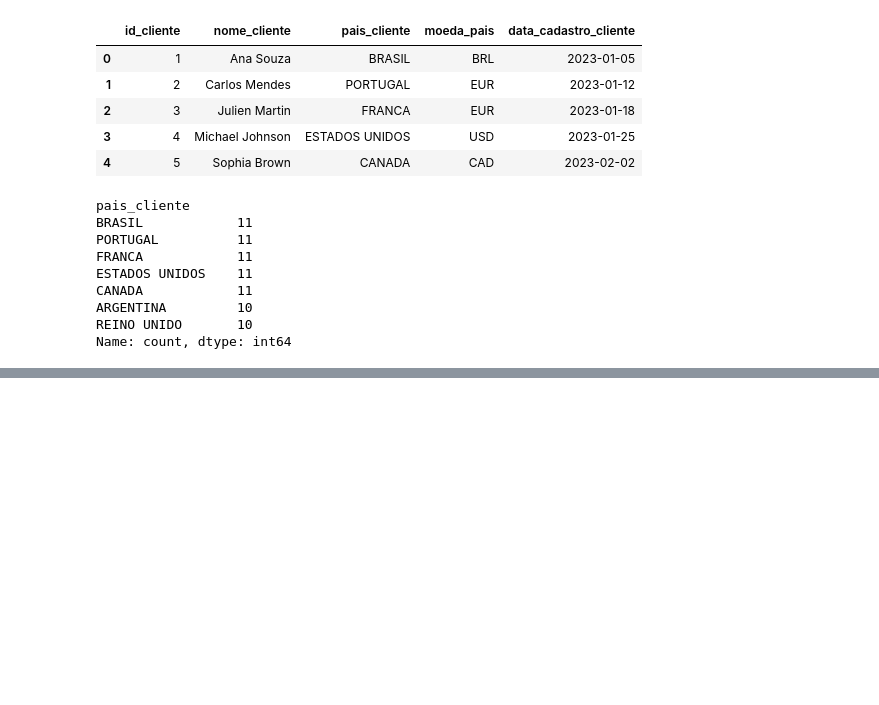
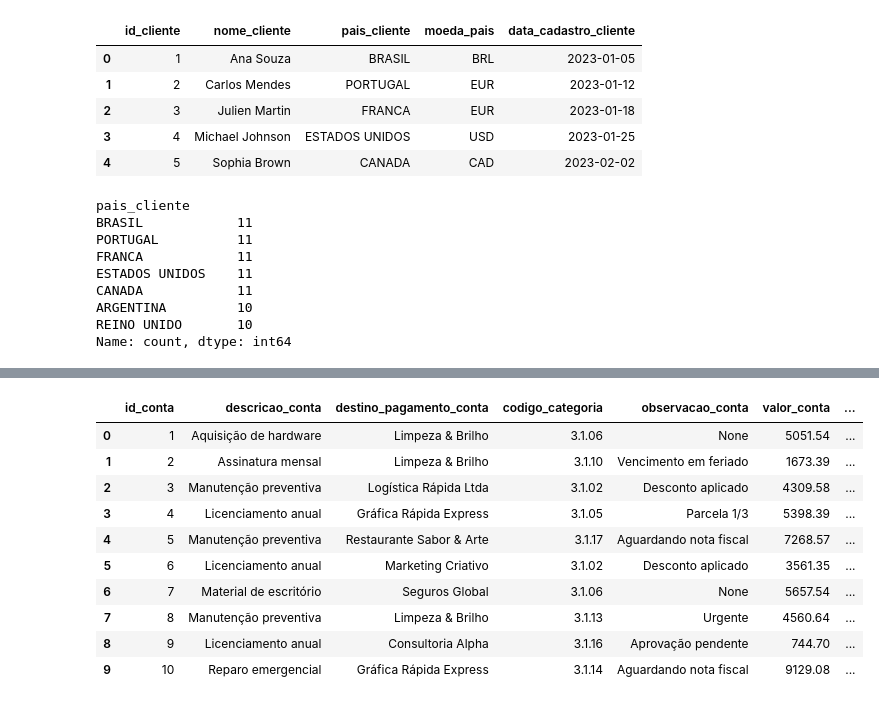
Before and after one commit to Breno-Lira/Desafio-Ray, a Jupyter notebook: notebooks/eda_exploratorio.ipynb, the cells around one changed output, grey strips where cells are left out. Saved outputs shown, nothing was run; the diff lists cells and outputs as text; code cells hidden in the pictures; blank space fills up the shorter version.

```diff
--- a/notebooks/eda_exploratorio.ipynb
+++ b/notebooks/eda_exploratorio.ipynb
@@ -7,3 +14,9 @@ df_conta_pagamento_bronze = pd.read_parquet('../data/bronze/PS_Conta_Pagar.parqu
 df_conta_receber_bronze = pd.read_parquet('../data/bronze/PS_Conta_Receber.parquet')
 df_meta_bronze = pd.read_parquet('../data/bronze/PS_Meta2025.parquet')
 df_banco_central_bronze = pd.read_parquet('../data/bronze/bcb_cotacoes.parquet')
+# %%
+df_meta_silver = pd.read_parquet('../data/silver/meta_2025_silver.parquet')
+df_categoria_silver = pd.read_parquet('../data/silver/categoria_silver.parquet')
+df_cliente_silver = pd.read_parquet('../data/silver/cliente_silver.parquet')
+df_conta_pagar_silver = pd.read_parquet('../data/silver/conta_pagar_silver.parquet')
+df_conta_receber_silver = pd.read_parquet('../data/silver/conta_receber_silver.parquet')
@@ -168,0 +181,14 @@ Name: count, dtype: int64
+# %%
+df_conta_pagar_silver.head(10)
+# %% [output]
+|  | id_conta | descricao_conta | destino_pagamento_conta | codigo_categoria | observacao_conta | valor_conta | ... |
+| 0 | 1 | Aquisição de hardware | Limpeza & Brilho | 3.1.06 | None | 5051.54 | ... |
+| 1 | 2 | Assinatura mensal | Limpeza & Brilho | 3.1.10 | Vencimento em feriado | 1673.39 | ... |
+| 2 | 3 | Manutenção preventiva | Logística Rápida Ltda | 3.1.02 | Desconto aplicado | 4309.58 | ... |
+| 3 | 4 | Licenciamento anual | Gráfica Rápida Express | 3.1.05 | Parcela 1/3 | 5398.39 | ... |
+| 4 | 5 | Manutenção preventiva | Restaurante Sabor & Arte | 3.1.17 | Aguardando nota fiscal | 7268.57 | ... |
+| 5 | 6 | Licenciamento anual | Marketing Criativo | 3.1.02 | Desconto aplicado | 3561.35 | ... |
+| 6 | 7 | Material de escritório | Seguros Global | 3.1.06 | None | 5657.54 | ... |
+| 7 | 8 | Manutenção preventiva | Limpeza & Brilho | 3.1.13 | Urgente | 4560.64 | ... |
+| 8 | 9 | Licenciamento anual | Consultoria Alpha | 3.1.16 | Aprovação pendente | 744.70 | ... |
+| 9 | 10 | Reparo emergencial | Gráfica Rápida Express | 3.1.14 | Aguardando nota fiscal | 9129.08 | ... |
```
Also changed, not shown: parts of 20 cells of this notebook, 2 other files.
